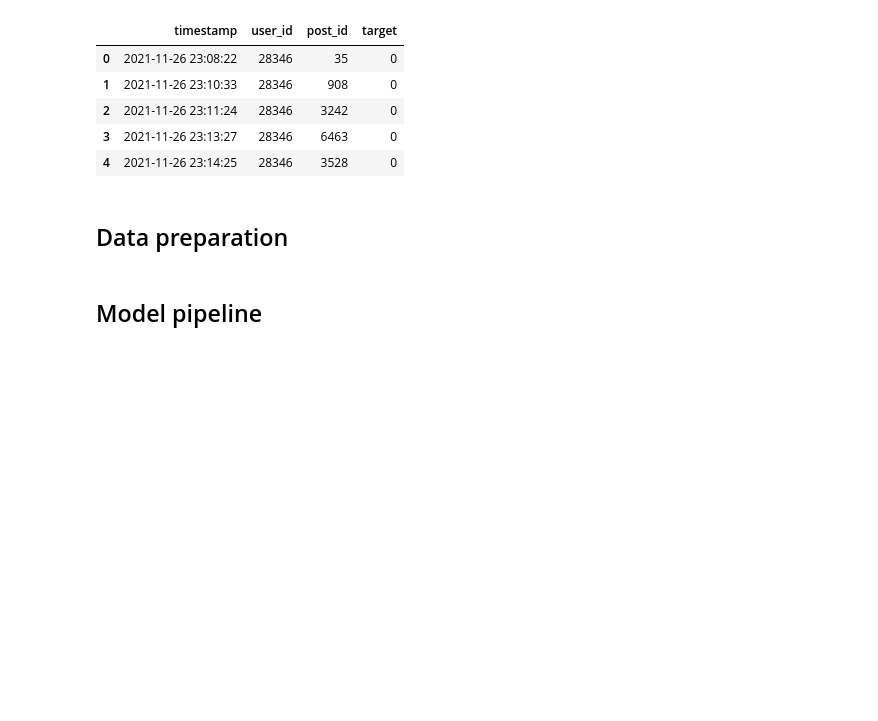
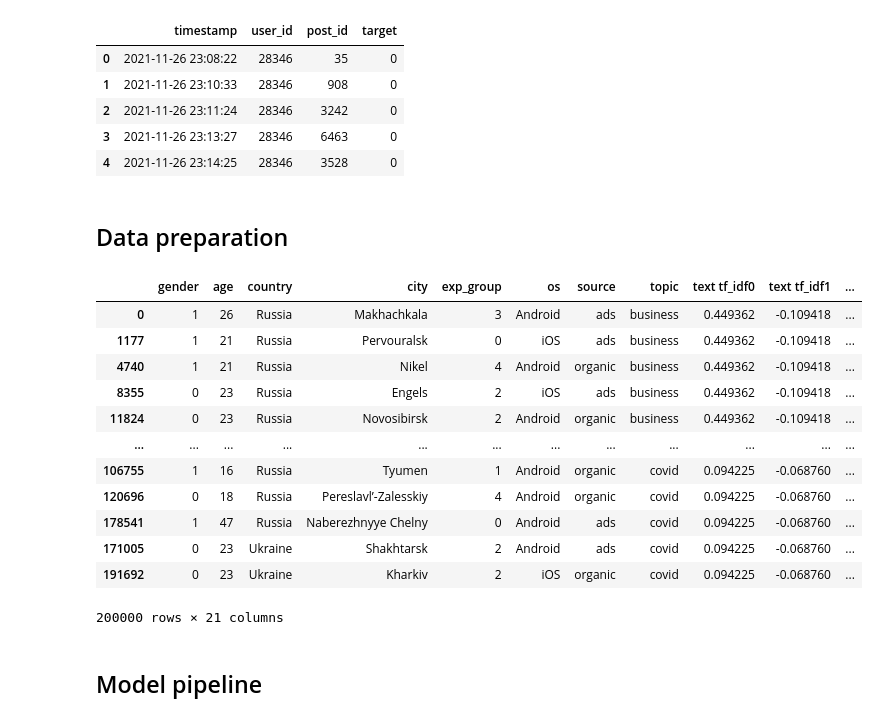
Before and after one commit to fedorkobak/startml_final_project, a Jupyter notebook: model/model.ipynb, the cells around one changed output. Cells and saved outputs as stored; diff of their text form; code cells hidden in the pictures; blank space fills up the shorter version.

```diff
--- a/model/model.ipynb
+++ b/model/model.ipynb
@@ -158,6 +158,22 @@ X.drop("timestamp", axis = 1, inplace = True)
 
 X['gender'] = X['gender'].astype("O")
 X['exp_group'] = X['exp_group'].astype("O")
+# %%
+X
+# %% [output]
+|  | gender | age | country | city | exp_group | os | source | topic | text tf_idf0 | text tf_idf1 | ... |
+| 0 | 1 | 26 | Russia | Makhachkala | 3 | Android | ads | business | 0.449362 | -0.109418 | ... |
+| 1177 | 1 | 21 | Russia | Pervouralsk | 0 | iOS | ads | business | 0.449362 | -0.109418 | ... |
+| 4740 | 1 | 21 | Russia | Nikel | 4 | Android | organic | business | 0.449362 | -0.109418 | ... |
+| 8355 | 0 | 23 | Russia | Engels | 2 | iOS | ads | business | 0.449362 | -0.109418 | ... |
+| 11824 | 0 | 23 | Russia | Novosibirsk | 2 | Android | organic | business | 0.449362 | -0.109418 | ... |
+| ... | ... | ... | ... | ... | ... | ... | ... | ... | ... | ... | ... |
+| 106755 | 1 | 16 | Russia | Tyumen | 1 | Android | organic | covid | 0.094225 | -0.068760 | ... |
+| 120696 | 0 | 18 | Russia | Pereslavl’-Zalesskiy | 4 | Android | organic | covid | 0.094225 | -0.068760 | ... |
+| 178541 | 1 | 47 | Russia | Naberezhnyye Chelny | 0 | Android | ads | covid | 0.094225 | -0.068760 | ... |
+| 171005 | 0 | 23 | Ukraine | Shakhtarsk | 2 | Android | ads | covid | 0.094225 | -0.068760 | ... |
+| 191692 | 0 | 23 | Ukraine | Kharkiv | 2 | iOS | organic | covid | 0.094225 | -0.068760 | ... |
+200000 rows × 21 columns
 # %%
 X_train, X_test, y_train, y_test = train_test_split(
     X, y, train_size = 0.8, random_state = 1
```
Also changed, not shown: 4 other files.
